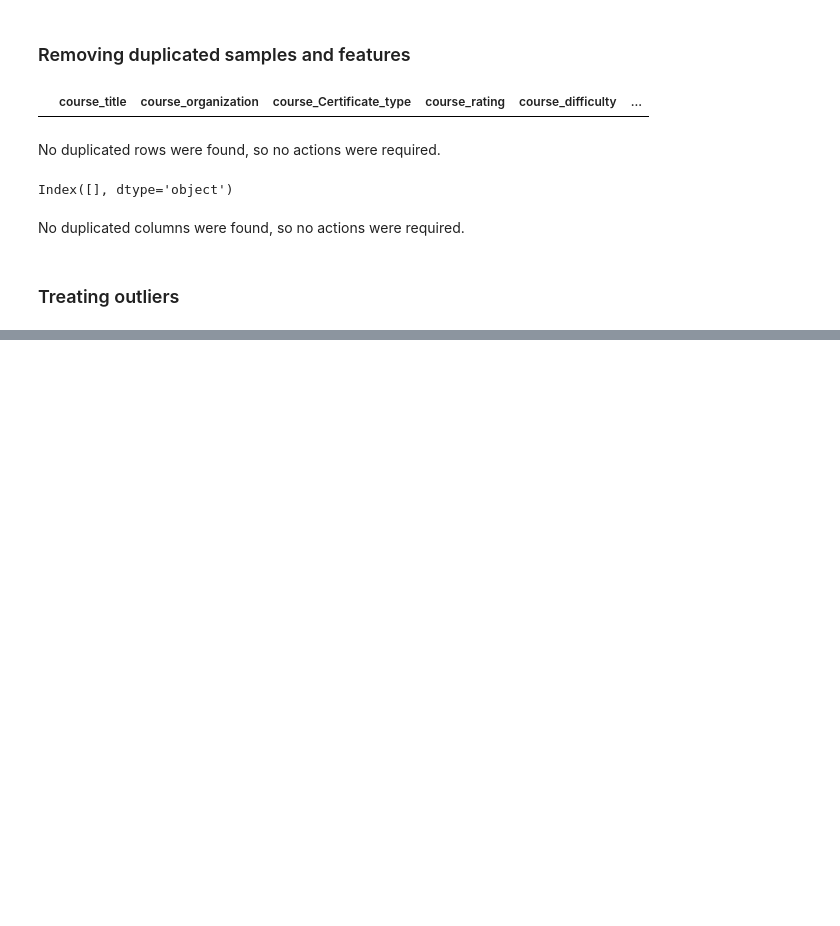
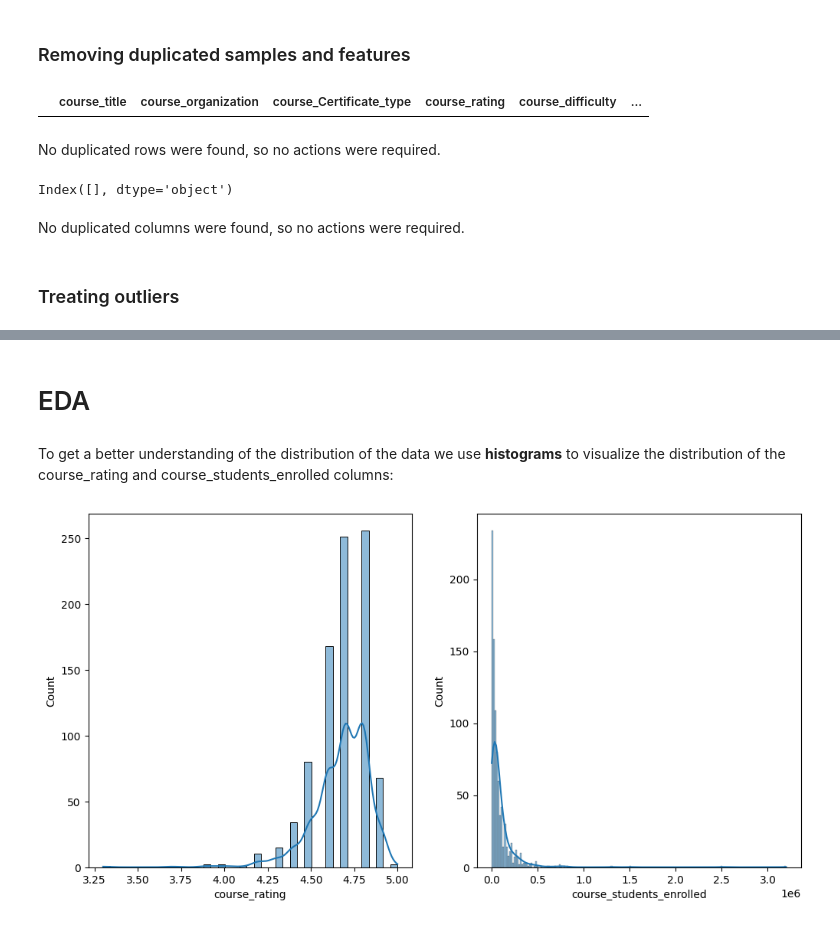
Before and after one commit to tomasp62452/1_model_4_sprint, a Jupyter notebook: visualization.ipynb, the cells around one changed output, grey strips where cells are left out. Cells and saved outputs as stored; diff of their text form; code cells hidden in the pictures; blank space fills up the shorter version.

```diff
--- a/visualization.ipynb
+++ b/visualization.ipynb
@@ -186,0 +219,13 @@ operable program or batch file.
+# %% [markdown]
+# EDA
+# %% [markdown]
+To get a better understanding of the distribution of the data we use **histograms** to visualize the distribution of the course_rating and course_students_enrolled columns:
+# %%
+plt.figure(figsize=(12, 6))
+plt.subplot(1, 2, 1)
+sns.histplot(data=df, x="course_rating", kde=True)
+plt.subplot(1, 2, 2)
+sns.histplot(data=df, x="course_students_enrolled", kde=True)
+plt.show()
+# %% [output]
+[figure, added]
```
Also changed, not shown: parts of 40 cells of this notebook, 3 other files.
